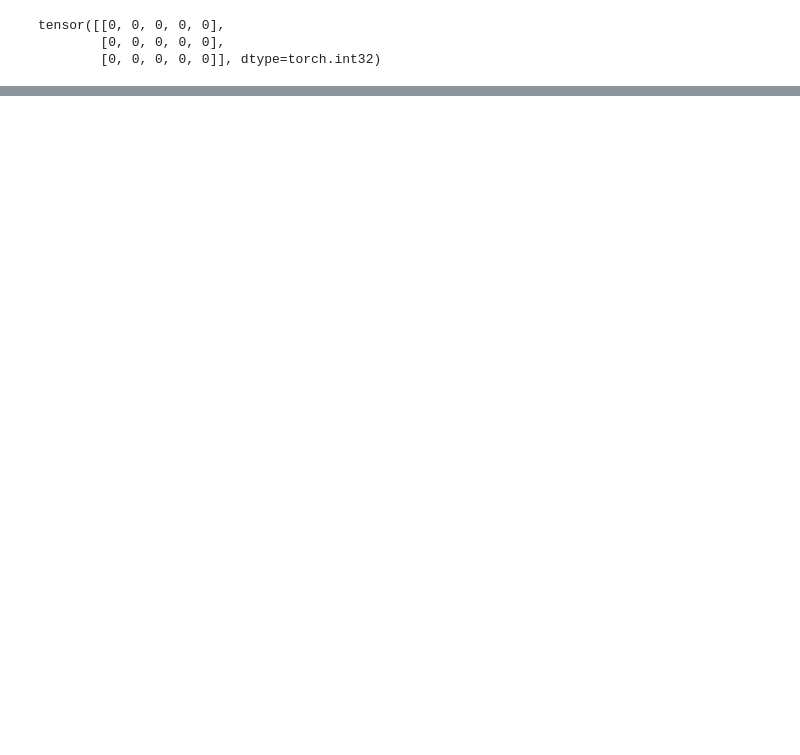
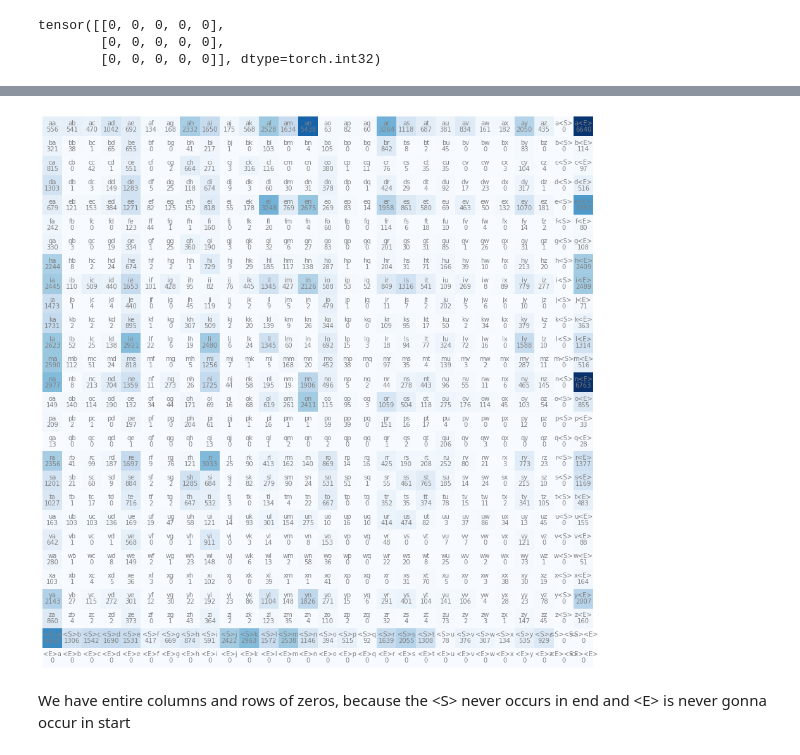
Before and after one commit to vithushanms/makemore-language-model, a Jupyter notebook: [Language_Models]_makemore.ipynb, the cells around one changed output, grey strips where cells are left out. Cells and saved outputs as stored; diff of their text form; code cells hidden in the pictures; blank space fills up the shorter version.

```diff
--- a/[Language_Models]_makemore.ipynb
+++ b/[Language_Models]_makemore.ipynb
@@ -111,4 +139,4 @@ N = torch.zeros((28,28), dtype=torch.int32)
 # %%
-chars = set(''.join(words))
+chars = sorted(list(set(''.join(words))))
 chars
 # %% [output]
@@ -136,0 +195,16 @@ itos = {i:s for s,i in stoi.items()}
+# %%
+#visualize the N
+import matplotlib.pyplot as plt
+%matplotlib inline
+plt.figure(figsize=(16,16))
+plt.imshow(N, cmap='Blues')
+for i in range(28):
+    for j in range(28):
+        chstr = itos[i] + itos[j]
+        plt.text(j, i, chstr, ha="center", va="bottom", color='gray')
+        plt.text(j, i, N[i, j].item(), ha="center", va="top", color='gray')
+plt.axis('off');
+# %% [output]
+[figure, added]
+# %% [markdown]
+We have entire columns and rows of zeros, because the \<S\> never occurs in end and \<E\> is never gonna occur in start
```
Also changed, not shown: parts of 42 cells of this notebook.
